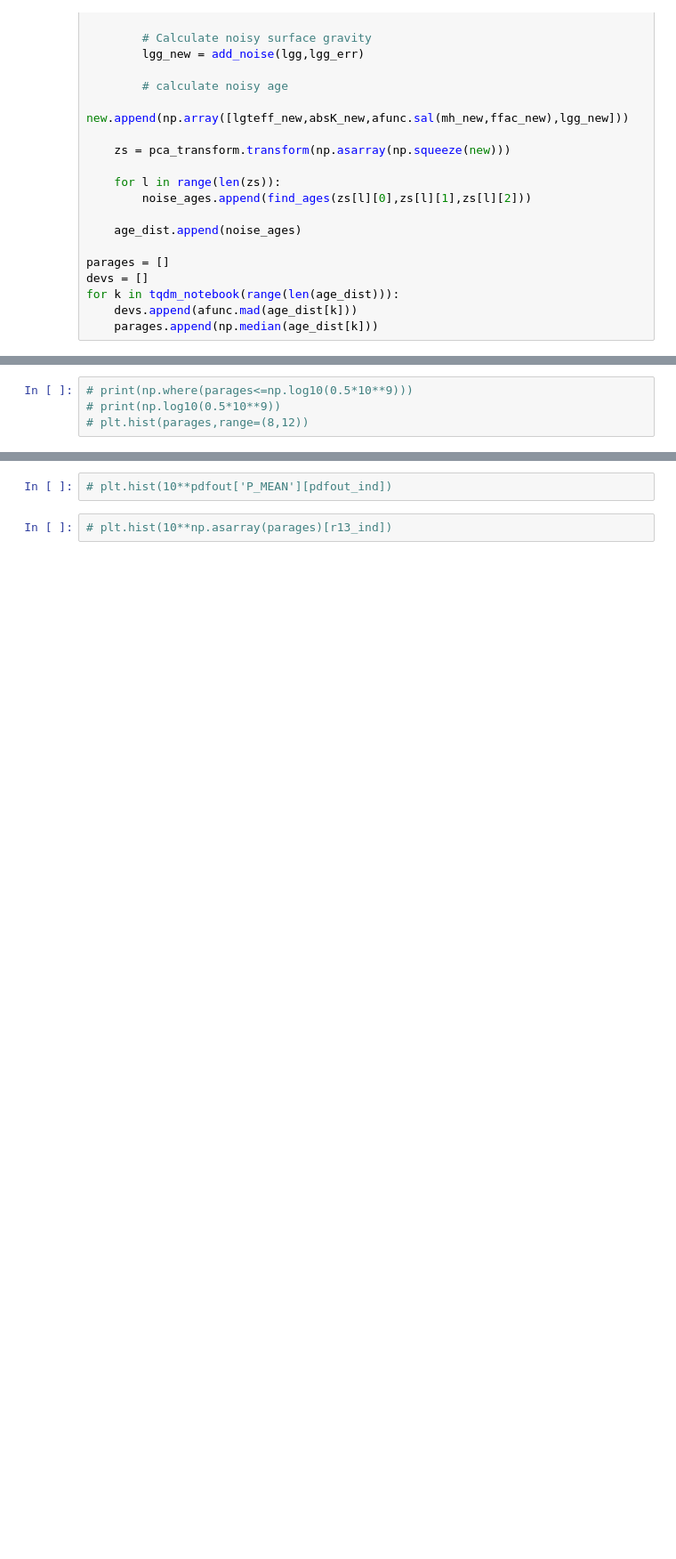
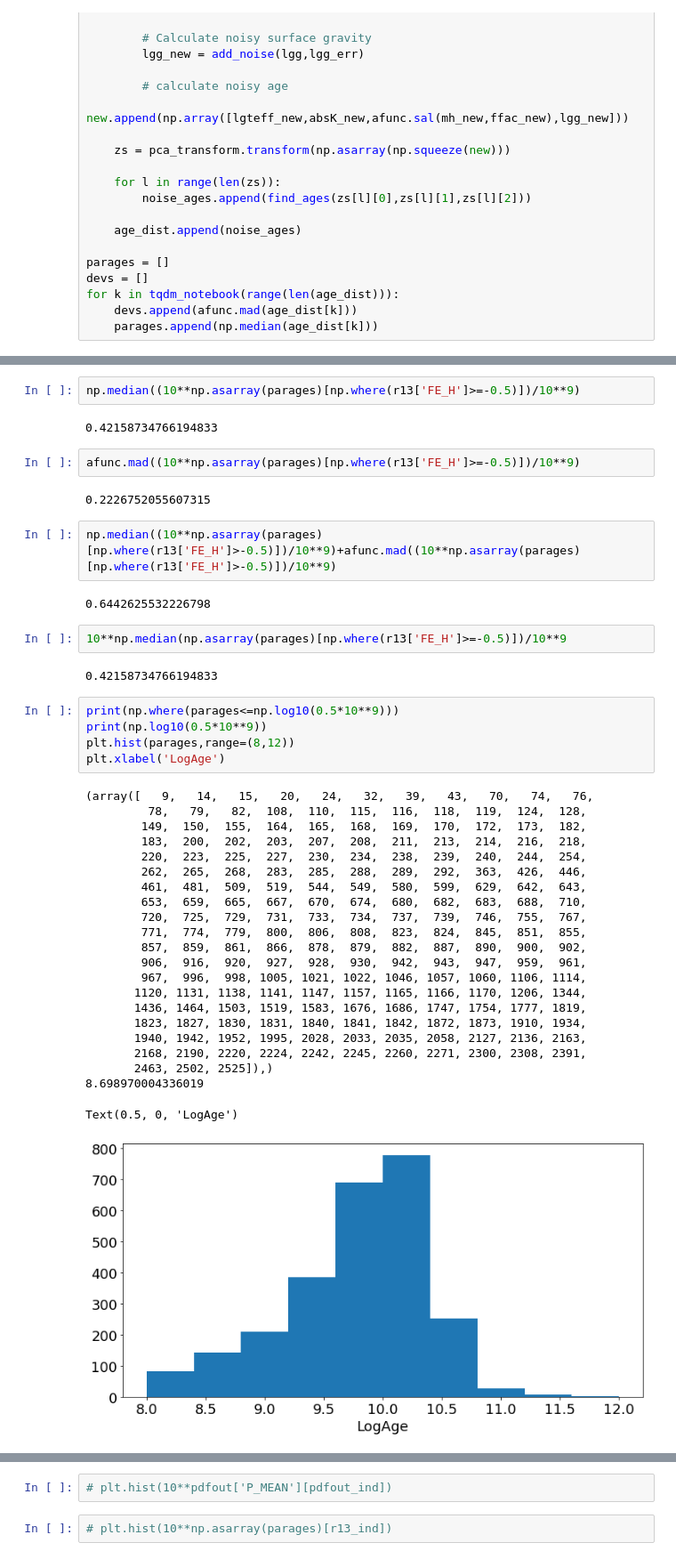
Before and after one commit to JoshuaPovick/Polynomial_LMC_Ages, a Jupyter notebook: Age.ipynb, the cells around one changed output, grey strips where cells are left out. Shown: that part at 89% size. Drawn from its saved outputs; the diff is of its cells as text; blank space fills up the shorter version.

```diff
--- a/Age.ipynb
+++ b/Age.ipynb
@@ -669,7 +753,47 @@ for k in tqdm_notebook(range(len(age_dist))):
+# %%
+np.median((10**np.asarray(parages)[np.where(r13['FE_H']>=-0.5)])/10**9)
+# %% [output]
+0.42158734766194833
+# %%
+afunc.mad((10**np.asarray(parages)[np.where(r13['FE_H']>=-0.5)])/10**9)
+# %% [output]
+0.2226752055607315
+# %%
+np.median((10**np.asarray(parages)[np.where(r13['FE_H']>-0.5)])/10**9)+afunc.mad((10**np.asarray(parages)[np.where(r13['FE_H']>-0.5)])/10**9)
+# %% [output]
+0.6442625532226798
+# %%
+10**np.median(np.asarray(parages)[np.where(r13['FE_H']>=-0.5)])/10**9
+# %% [output]
+0.42158734766194833
 # %%
-# print(np.where(parages<=np.log10(0.5*10**9)))
-# print(np.log10(0.5*10**9))
-# plt.hist(parages,range=(8,12))
+print(np.where(parages<=np.log10(0.5*10**9)))
+print(np.log10(0.5*10**9))
+plt.hist(parages,range=(8,12))
+plt.xlabel('LogAge')
+# %% [output]
+(array([   9,   14,   15,   20,   24,   32,   39,   43,   70,   74,   76,
+         78,   79,   82,  108,  110,  115,  116,  118,  119,  124,  128,
+        149,  150,  155,  164,  165,  168,  169,  170,  172,  173,  182,
+        183,  200,  202,  203,  207,  208,  211,  213,  214,  216,  218,
+        220,  223,  225,  227,  230,  234,  238,  239,  240,  244,  254,
+        262,  265,  268,  283,  285,  288,  289,  292,  363,  426,  446,
+        461,  481,  509,  519,  544,  549,  580,  599,  629,  642,  643,
+        653,  659,  665,  667,  670,  674,  680,  682,  683,  688,  710,
+        720,  725,  729,  731,  733,  734,  737,  739,  746,  755,  767,
+        771,  774,  779,  800,  806,  808,  823,  824,  845,  851,  855,
+        857,  859,  861,  866,  878,  879,  882,  887,  890,  900,  902,
+        906,  916,  920,  927,  928,  930,  942,  943,  947,  959,  961,
+        967,  996,  998, 1005, 1021, 1022, 1046, 1057, 1060, 1106, 1114,
+       1120, 1131, 1138, 1141, 1147, 1157, 1165, 1166, 1170, 1206, 1344,
+       1436, 1464, 1503, 1519, 1583, 1676, 1686, 1747, 1754, 1777, 1819,
+       1823, 1827, 1830, 1831, 1840, 1841, 1842, 1872, 1873, 1910, 1934,
+       1940, 1942, 1952, 1995, 2028, 2033, 2035, 2058, 2127, 2136, 2163,
+       2168, 2190, 2220, 2224, 2242, 2245, 2260, 2271, 2300, 2308, 2391,
+       2463, 2502, 2525]),)
+8.698970004336019
+Text(0.5, 0, 'LogAge')
+[figure, added]
 # %%
 plt.figure(figsize=[12,10])
 plt.scatter(10**np.asarray(parages)[r13_ind],10**pdfout['P_MEAN'][pdfout_ind],c=r13['LOGG'][r13_ind],
```
Also changed, not shown: parts of 14 cells of this notebook, 4 other files.
